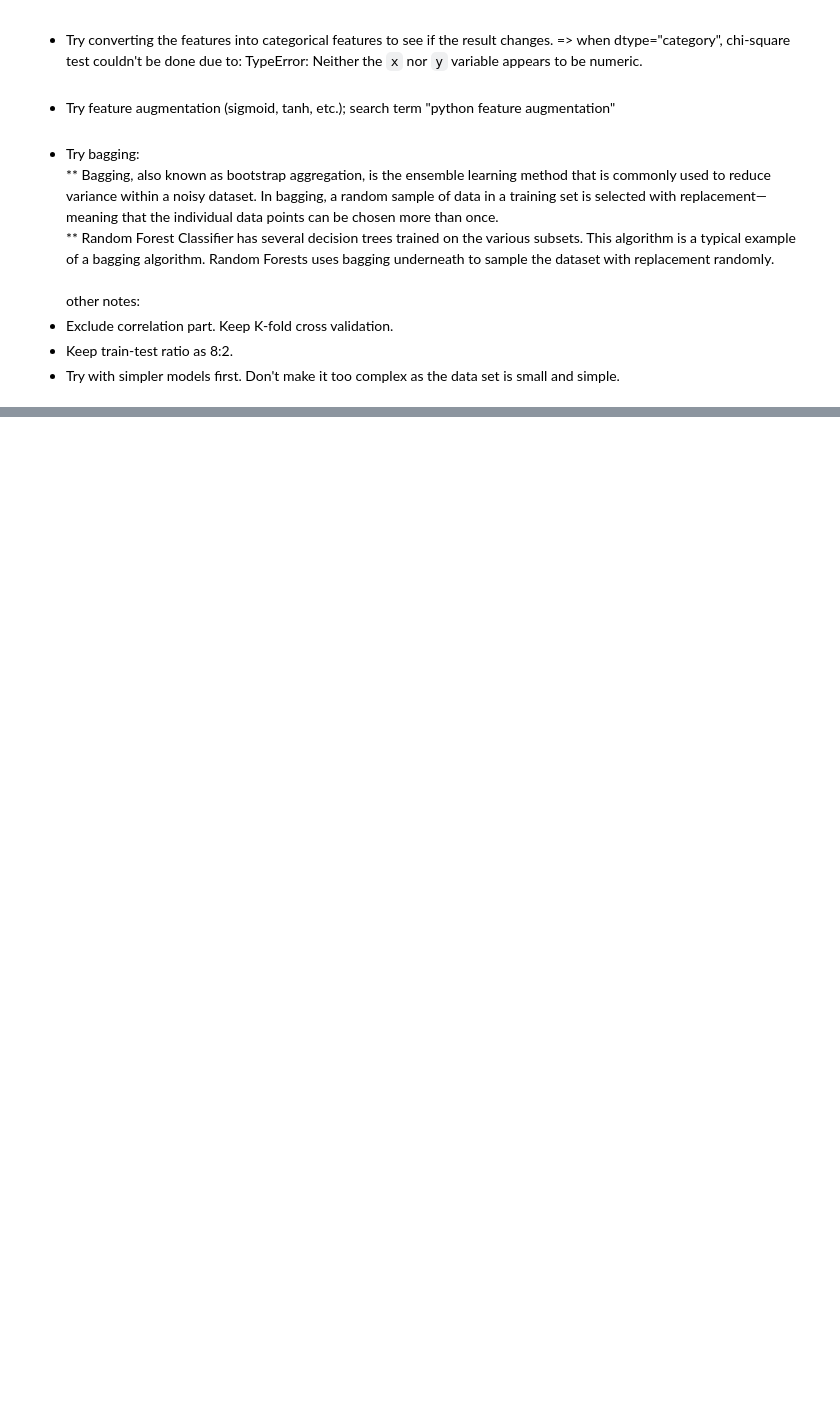
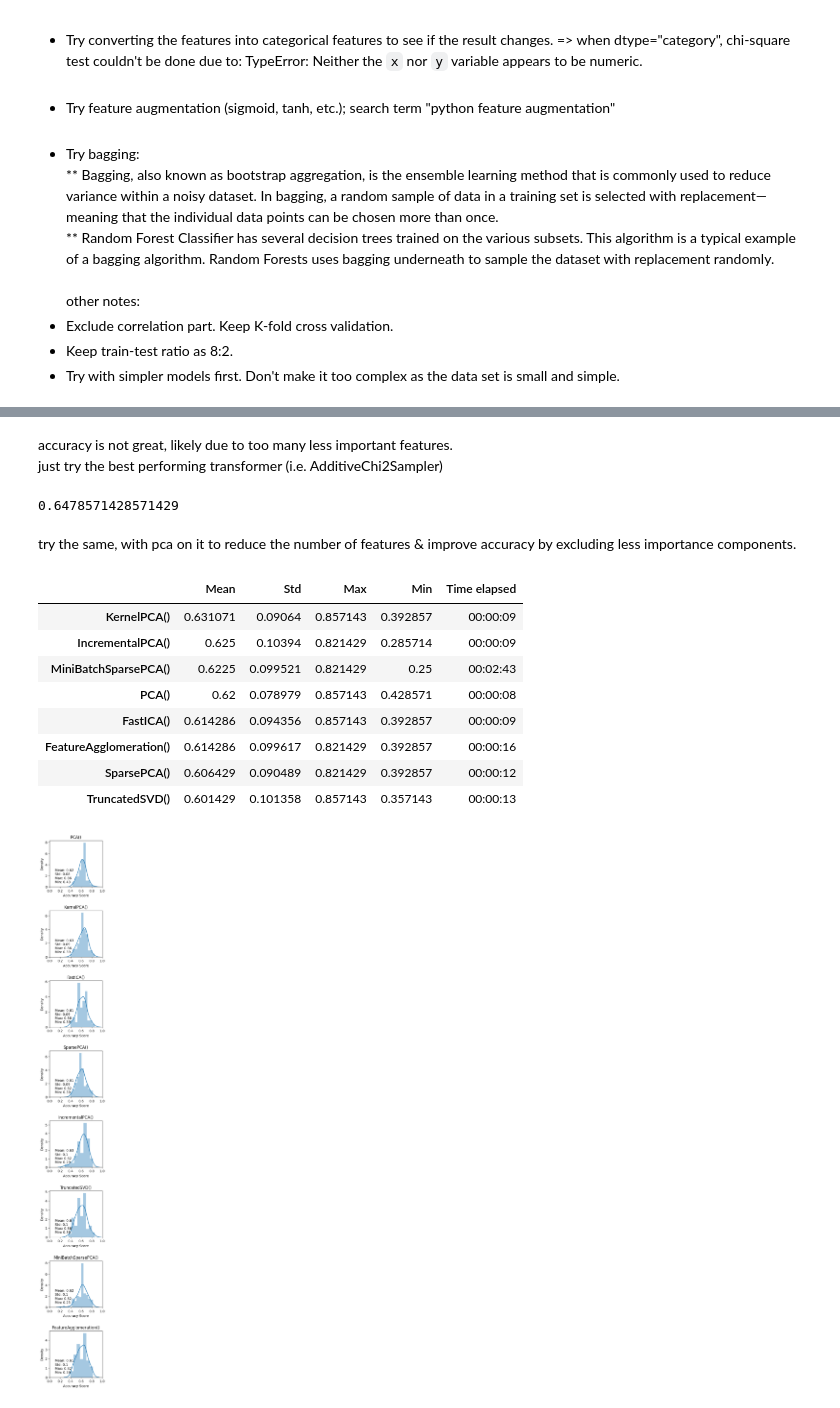
Before and after one commit to henryhyunwookim/Happy-Customers, a Jupyter notebook: notebooks/Happy Customers_v5.ipynb, the cells around one changed output, grey strips where cells are left out. Drawn from its saved outputs; the diff is of its cells as text; code cells hidden in the pictures; blank space fills up the shorter version.

```diff
--- a/notebooks/Happy Customers_v5.ipynb
+++ b/notebooks/Happy Customers_v5.ipynb
@@ -164,0 +502,63 @@ Only using 1 out of 6 variables for supervised learning might not result in a ro
+# %% [markdown]
+accuracy is not great, likely due to too many less important features.<br>
+just try the best performing transformer (i.e. AdditiveChi2Sampler)
+# %%
+classifier = LogisticRegressionCV()
+transformer = AdditiveChi2Sampler() # => always performed better than the rest during testing.
+
+scores = []
+for i in range(100):
+    X_balanced, y_balanced = SMOTE().fit_resample(survey_df[["X1", "X6"]], survey_df["Y"])
+
+    X_train, X_test, y_train, y_test = \
+        train_test_split(X_balanced, y_balanced, test_size=0.2)
+
+
+    X_transformed_train = transformer.fit_transform(X_train, y_train)
+    X_transformed_test = transformer.transform(X_test)
+
+    classifier.fit(X_transformed_train, y_train)
+    score = accuracy_score(y_test, classifier.predict(X_transformed_test))
+    scores.append(score)
+
+np.mean(scores)
+# %% [output]
+0.6478571428571429
+# %% [markdown]
+try the same, with pca on it to reduce the number of features & improve accuracy by excluding less importance components.
+# %%
+from sklearn.decomposition import PCA, KernelPCA, FastICA, SparsePCA, IncrementalPCA, TruncatedSVD, MiniBatchSparsePCA
+from sklearn.cluster import FeatureAgglomeration
+
+classifier = LogisticRegressionCV()
+transformer = AdditiveChi2Sampler()
+decomposers = [
+    # PCA(n_components=0.95, svd_solver='full'),
+    PCA(),
+    KernelPCA(),
+    FastICA(),
+    SparsePCA(),
+    IncrementalPCA(),
+    TruncatedSVD(),
+    MiniBatchSparsePCA(),
+    FeatureAgglomeration()
+]
+eval_dict, scores_dict = get_dicts(decomposers=decomposers)
+
+plot_scores(scores_dict)
+
+eval_df = pd.DataFrame(eval_dict).T
+eval_df.sort_values(
+    ["Mean", "Max", "Min", "Std", "Time elapsed"],
+    ascending=[False, False, True, True, True])
+# %% [output]
+|  | Mean | Std | Max | Min | Time elapsed |
+| KernelPCA() | 0.631071 | 0.09064 | 0.857143 | 0.392857 | 00:00:09 |
+| IncrementalPCA() | 0.625 | 0.10394 | 0.821429 | 0.285714 | 00:00:09 |
+| MiniBatchSparsePCA() | 0.6225 | 0.099521 | 0.821429 | 0.25 | 00:02:43 |
+| PCA() | 0.62 | 0.078979 | 0.857143 | 0.428571 | 00:00:08 |
+| FastICA() | 0.614286 | 0.094356 | 0.857143 | 0.392857 | 00:00:09 |
+| FeatureAgglomeration() | 0.614286 | 0.099617 | 0.821429 | 0.392857 | 00:00:16 |
+| SparsePCA() | 0.606429 | 0.090489 | 0.821429 | 0.392857 | 00:00:12 |
+| TruncatedSVD() | 0.601429 | 0.101358 | 0.857143 | 0.357143 | 00:00:13 |
+[figure, added]
```
Also changed, not shown: parts of 34 cells of this notebook.
